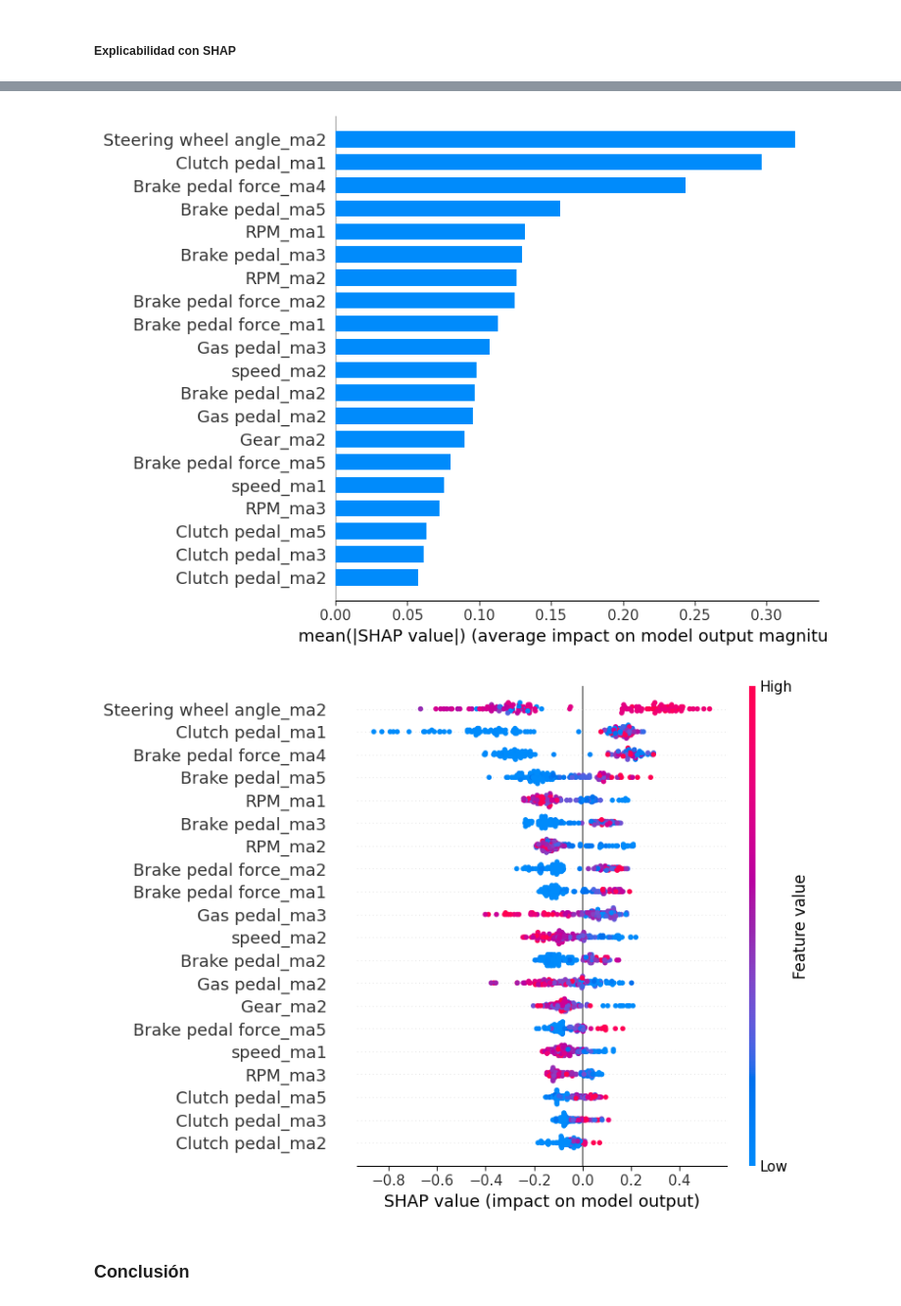
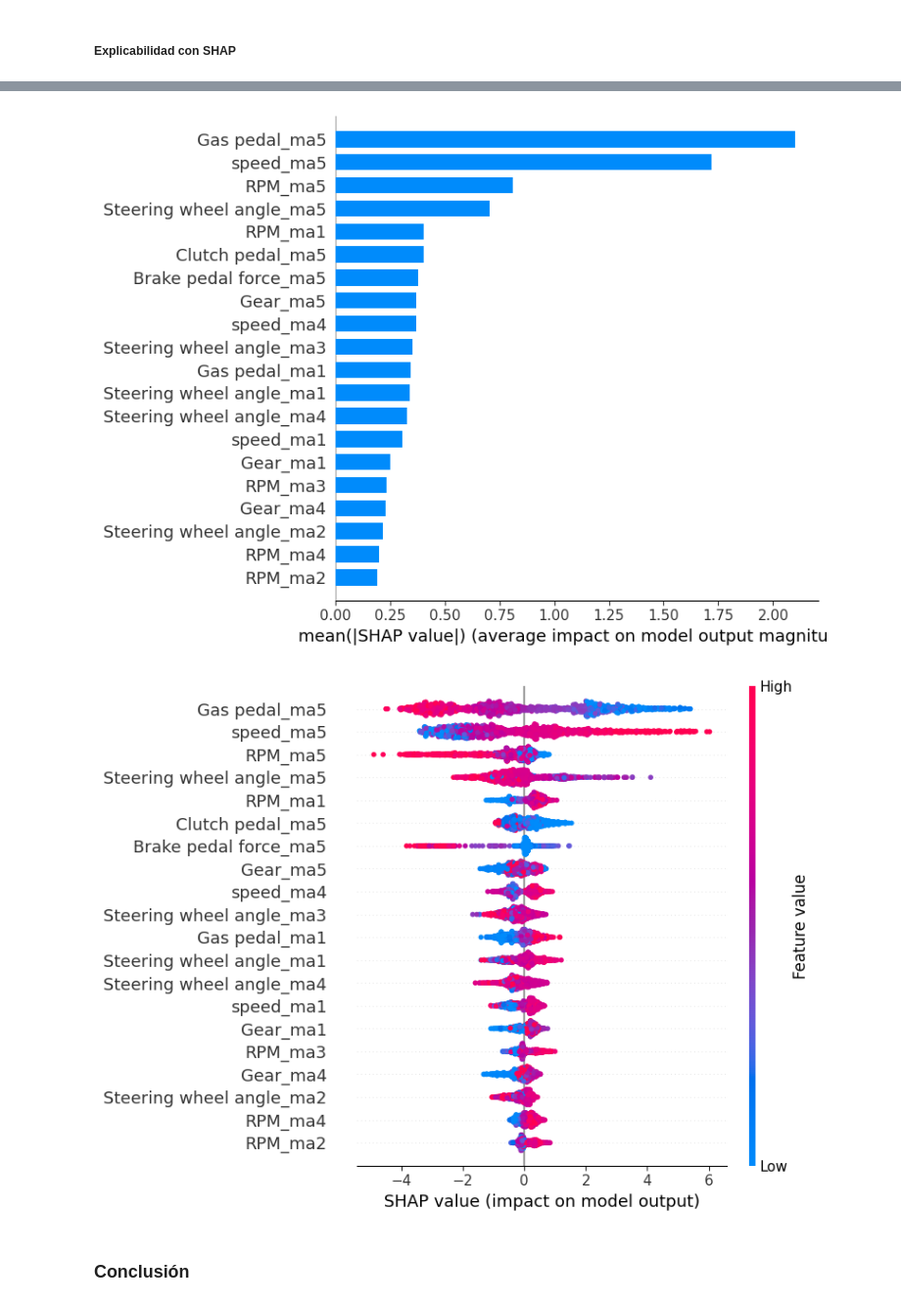
Before and after one commit to SYJUN107/Car-Maneuver-Predictor, a Jupyter notebook: main.ipynb, the cells around one changed output, grey strips where cells are left out. Shown at 98% size. Drawn from its saved outputs; the diff is of its cells as text; code cells hidden in the pictures.

```diff
--- a/main.ipynb
+++ b/main.ipynb
@@ -185,7 +225,7 @@ Antes de concatenar los DataFrames, es importante dividir los datos en conjuntos
 # %%
 # Separar los dataframes en entrenamiento y prueba en una proporcion de 4 a 1
-dfs_train = dfs[:-10]
-dfs_test = dfs[-10:]
+dfs_train = dfs[:-5]
+dfs_test = dfs[-5:]
 # %% [markdown]
 Ahora, combinamos todos los DataFrames en un solo DataFrame para cada conjunto (entrenamiento y prueba). Esto facilita el manejo de los datos, ya que tendremos un único DataFrame con todas las muestras en lugar de múltiples archivos separados.
 # %%
@@ -270,5 +307,5 @@ def flattenMA(df):
 # %% [markdown]
 Aplicamos la función flattenMA() a los conjuntos de entrenamiento y prueba para obtener la versión aplanada de los datos.
 # %%
-df_train_flat = flattenMA(df_train)
-df_test_flat = flattenMA(df_test)
+df_train_flat = flattenMA_multiple_instances(df_train)
+df_test_flat = flattenMA_multiple_instances(df_test)
@@ -506,3 +662,26 @@ Al igual que en el modelo multiclase, es necesario escalar las características
+# %%
+# Crear el objeto SMOTE para clasificación binaria con una estrategia del 25%
+smote = SMOTE(sampling_strategy=0.25, random_state=42)
+
+# no se realizarán para los que estén por encima del ratio
+
+# Aplicar SMOTE al conjunto de entrenamiento
+X_train_balanced_3step, y_train_balanced_3step = smote.fit_resample(X_train_scaled, y_train_flat_3step)
+X_train_balanced_overtaking, y_train_balanced_overtaking = smote.fit_resample(X_train_scaled, y_train_flat_overtaking)
+# X_train_balanced_stopping, y_train_balanced_stopping = smote.fit_resample(X_train, y_train_flat_stopping)
+X_train_balanced_stopping, y_train_balanced_stopping = X_train_scaled, y_train_flat_stopping
+# X_train_balanced_turnings, y_train_balanced_turnings = smote.fit_resample(X_train, y_train_flat_turnings)
+X_train_balanced_turnings, y_train_balanced_turnings = X_train_scaled, y_train_flat_turnings
+X_train_balanced_uturnings, y_train_balanced_uturnings = smote.fit_resample(X_train_scaled, y_train_flat_uturnings)
+
+
+# Crear el objeto RandomUnderSampler con una estrategia del 60%
+undersampler = RandomUnderSampler(sampling_strategy=0.5, random_state=42)
+X_train_balanced_3step, y_train_balanced_3step = undersampler.fit_resample(X_train_balanced_3step, y_train_balanced_3step)
+X_train_balanced_overtaking, y_train_balanced_overtaking = undersampler.fit_resample(X_train_balanced_overtaking, y_train_balanced_overtaking)
+# X_train_balanced_stopping, y_train_balanced_stopping = undersampler.fit_resample(X_train_balanced_stopping, y_train_balanced_stopping)
+# X_train_balanced_turnings, y_train_balanced_turnings = undersampler.fit_resample(X_train_balanced_turnings, y_train_balanced_turnings)
+X_train_balanced_uturnings, y_train_balanced_uturnings = undersampler.fit_resample(X_train_balanced_uturnings, y_train_balanced_uturnings)
 # %% [markdown]
 ##### Entrenamiento de Modelos
 # %% [markdown]
@@ -770,20 +997,16 @@ Se analiza una instancia específica, es decir, se selecciona una fila del conju
 # %%
 # Establecer figsize a (10, 10)
 plt.figure(figsize=(10, 10))
 
-explainer = shap.TreeExplainer(model_3step)
-shap_values = explainer.shap_values(X_test_flat)
+explainer = shap.TreeExplainer(xgb_models[1])
+shap_values = explainer.shap_values(X_test_scaled)
+X_test_scaled = pd.DataFrame(X_test_scaled, columns=X_test_flat.columns, index=X_test_flat.index)
 
-shap.summary_plot(shap_values, X_test_flat, plot_type="bar", plot_size=(8,6))
+shap.summary_plot(shap_values, X_test_scaled, plot_type="bar", plot_size=(8,6))
 
-shap.summary_plot(shap_values, X_test_flat, plot_size=(8,6))
-
-# Supongamos que ya tienes shap_values y X_test_scaled
-instance_idx = 0  # Seleccionamos una instancia
-# Valor real de la etiqueta para la instancia
-real_value = y_test.iloc[instance_idx]  # o y_test[instance_idx] si es un array
+shap.summary_plot(shap_values, X_test_scaled, plot_size=(8,6))
 # %% [output]
-[figure, old version]
+[figure, new version]
-[figure, old version]
+[figure, new version]
 # %% [markdown]
 ### Conclusión
```
Also changed, not shown: parts of 69 cells of this notebook, 8 other files.
